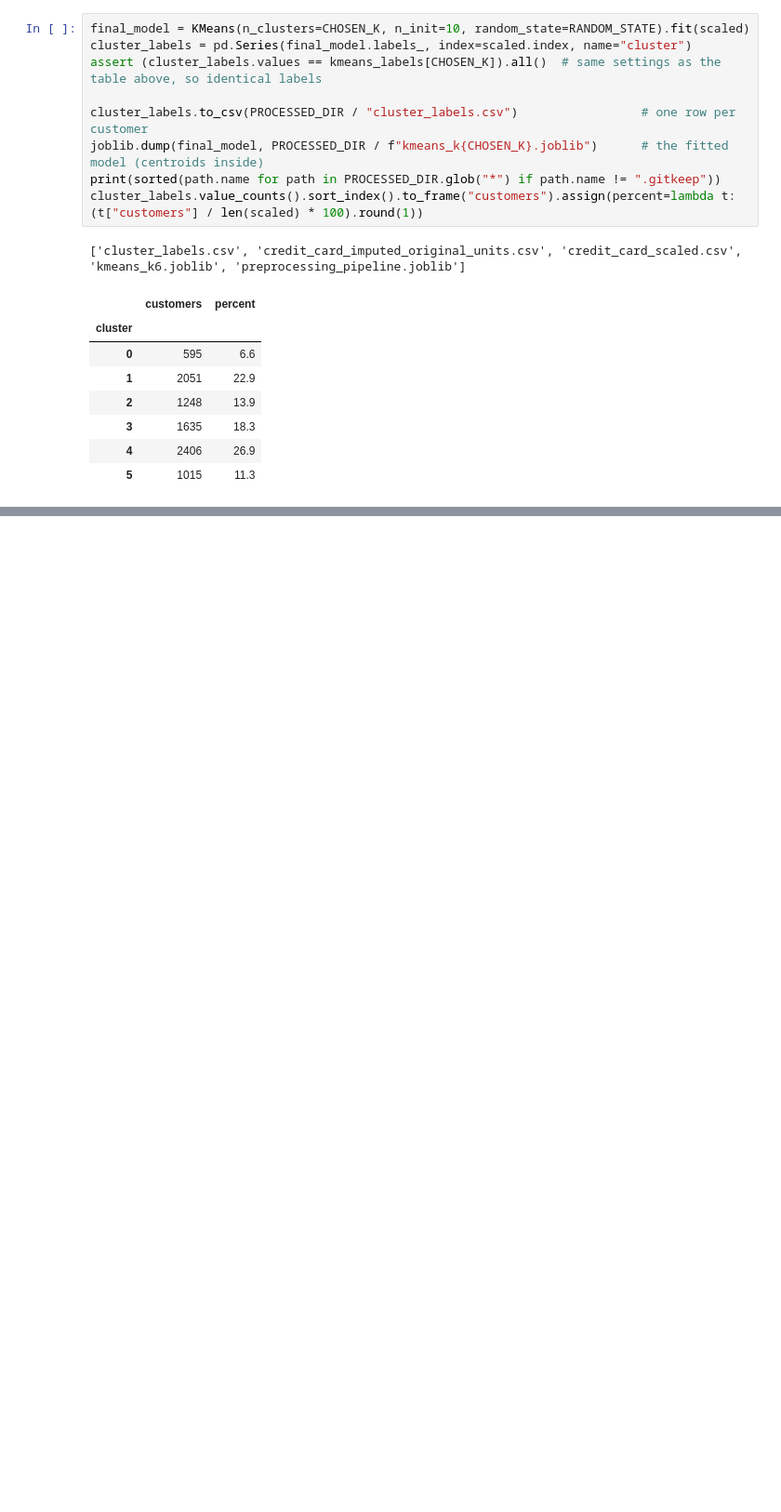
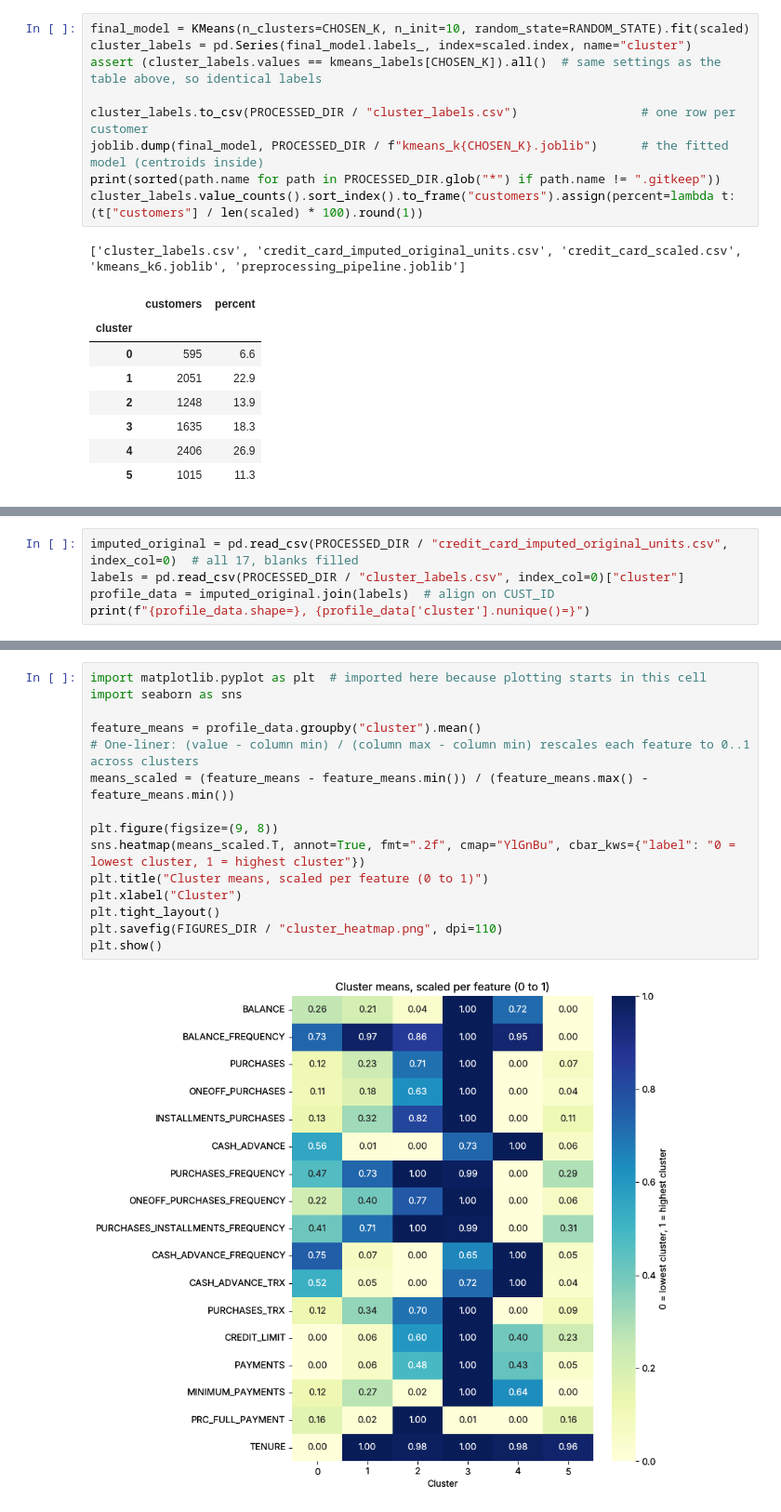
Before and after one commit to iamjomark/credit-card-customer-segmentation, a Jupyter notebook: notebooks/03_clustering.ipynb, the cells around one changed output, grey strips where cells are left out. Shown at 93% size. Saved outputs shown, nothing was run; the diff lists cells and outputs as text; blank space fills up the shorter version.

Commit message:
Add Step 8 to notebook 03: cluster profiling, heatmap, names and sizes
Co-Authored-By: Claude Sonnet 5.5 <noreply@anthropic.com>
Claude-Session: https://claude.ai/code/session_01V189h5wRV67qELM8etyuWz

```diff
--- a/notebooks/03_clustering.ipynb
+++ b/notebooks/03_clustering.ipynb
@@ -347,0 +357,5 @@ cluster_labels.value_counts().sort_index().to_frame("customers").assign(percent=
+# %%
+imputed_original = pd.read_csv(PROCESSED_DIR / "credit_card_imputed_original_units.csv", index_col=0)  # all 17, blanks filled
+labels = pd.read_csv(PROCESSED_DIR / "cluster_labels.csv", index_col=0)["cluster"]
+profile_data = imputed_original.join(labels)  # align on CUST_ID
+print(f"{profile_data.shape=}, {profile_data['cluster'].nunique()=}")
@@ -347,0 +430,17 @@ cluster_labels.value_counts().sort_index().to_frame("customers").assign(percent=
+# %%
+import matplotlib.pyplot as plt  # imported here because plotting starts in this cell
+import seaborn as sns
+
+feature_means = profile_data.groupby("cluster").mean()
+# One-liner: (value - column min) / (column max - column min) rescales each feature to 0..1 across clusters
+means_scaled = (feature_means - feature_means.min()) / (feature_means.max() - feature_means.min())
+
+plt.figure(figsize=(9, 8))
+sns.heatmap(means_scaled.T, annot=True, fmt=".2f", cmap="YlGnBu", cbar_kws={"label": "0 = lowest cluster, 1 = highest cluster"})
+plt.title("Cluster means, scaled per feature (0 to 1)")
+plt.xlabel("Cluster")
+plt.tight_layout()
+plt.savefig(FIGURES_DIR / "cluster_heatmap.png", dpi=110)
+plt.show()
+# %% [output]
+[figure, added]
```
Also changed, not shown: parts of 9 cells of this notebook, 6 other files.
